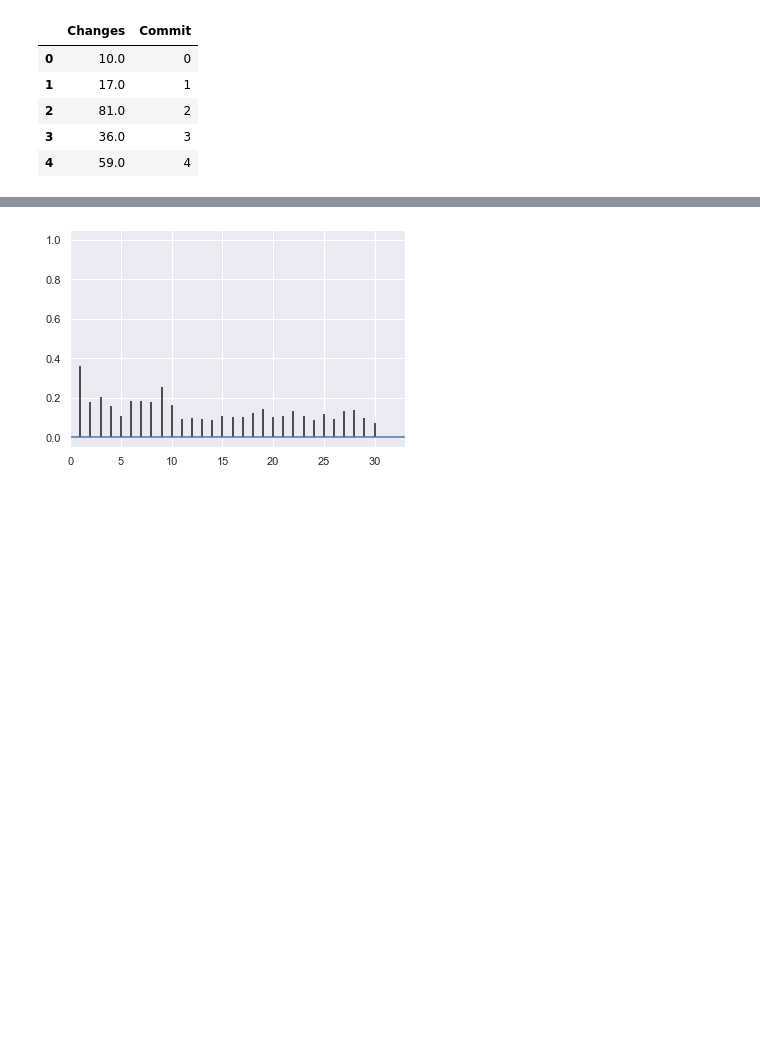
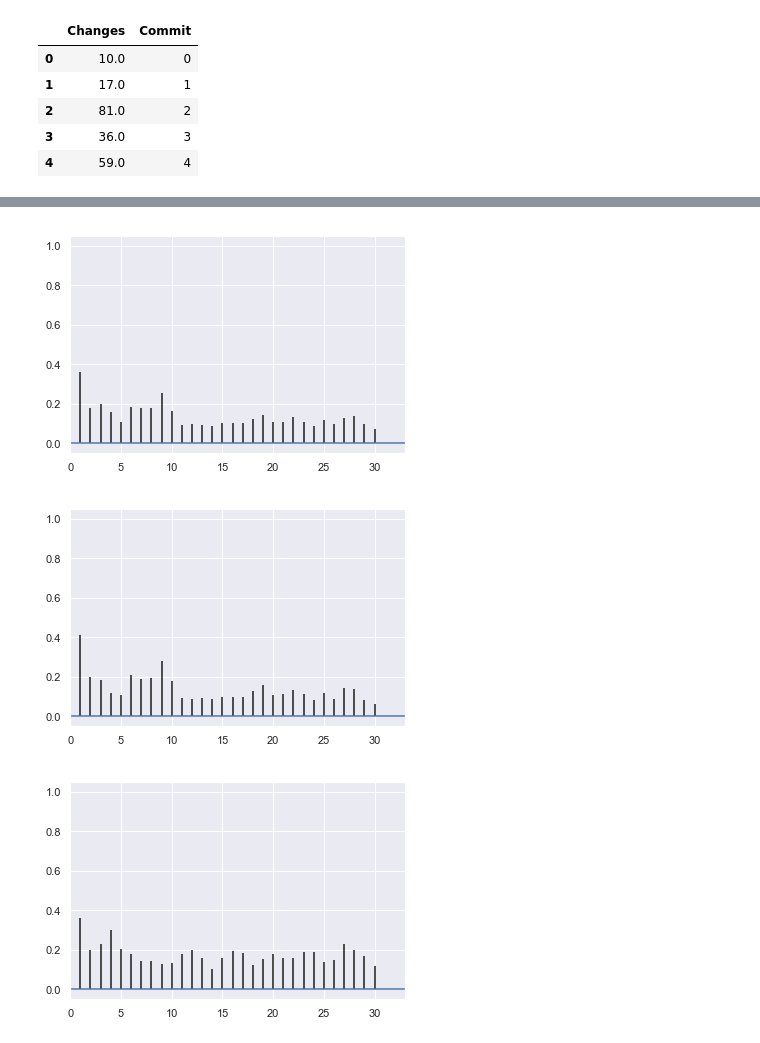
Before and after one commit to NatasjaWezel/Complex_Systems, a Jupyter notebook: scripts/Commit_diff_script.ipynb, the cells around one changed output, grey strips where cells are left out. Drawn from its saved outputs; the diff is of its cells as text; code cells hidden in the pictures; blank space fills up the shorter version.

```diff
--- a/scripts/Commit_diff_script.ipynb
+++ b/scripts/Commit_diff_script.ipynb
@@ -110,3 +131,12 @@ for i, repo in enumerate(REPOS.keys()):
+# %%
+# reproduce the first half and quarter of the dataframe to check for scale free properties
+df1_2 = df[0:int(len(df)/2)]
+df1_4 = df[0:int(len(df)/4)]
+# create a counts list
+counts_list = []
+counts_list.append(df.groupby('Changes').count())
+counts_list.append(df1_2.groupby('Changes').count())
+counts_list.append(df1_4.groupby('Changes').count())
 # %%
 df.head()
 # %% [output]
@@ -140,10 +163,20 @@ plt.show()
 # %%
 # Plot autocorrelation
 plt.acorr(df['Changes'], maxlags=30)
 plt.xlim(left=0)
 plt.show()
+
+plt.acorr(df1_2['Changes'], maxlags=30)
+plt.xlim(left=0)
+plt.show()
+
+plt.acorr(df1_4['Changes'], maxlags=30)
+plt.xlim(left=0)
+plt.show()
 # %% [output]
-[figure, old version]
+[figure, new version]
+[figure, added]
+[figure, added]
 # %%
 f, Pxx_den = signal.periodogram(df['Changes'])
 plt.semilogy(f, Pxx_den)
```
Also changed, not shown: parts of 7 cells of this notebook.
